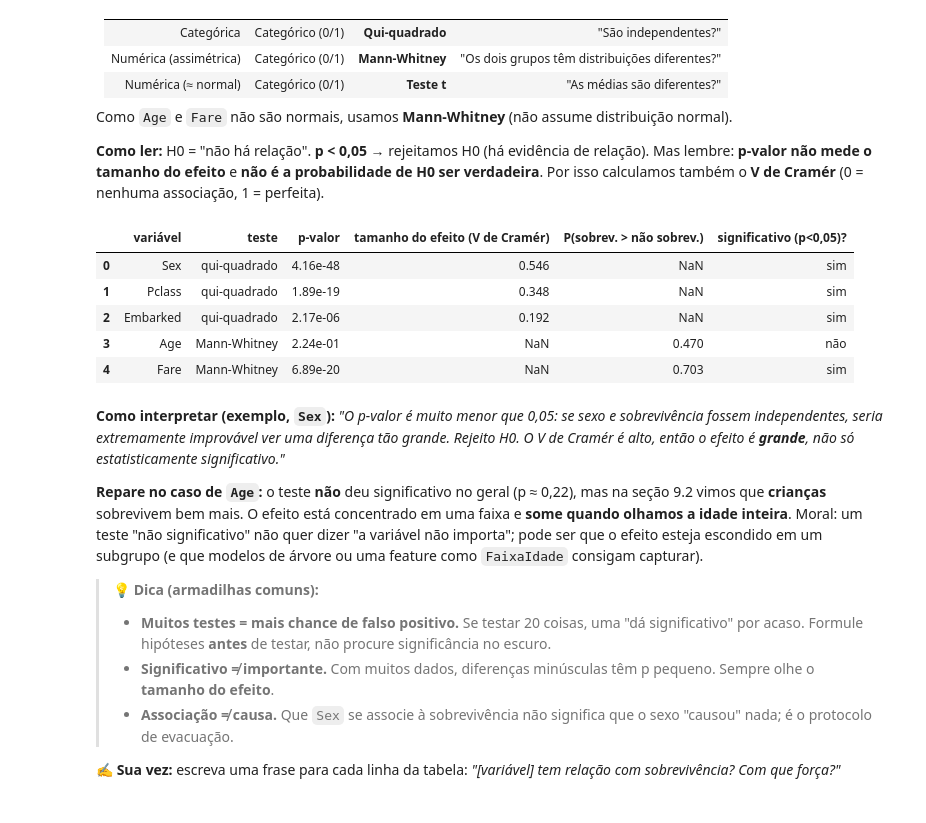
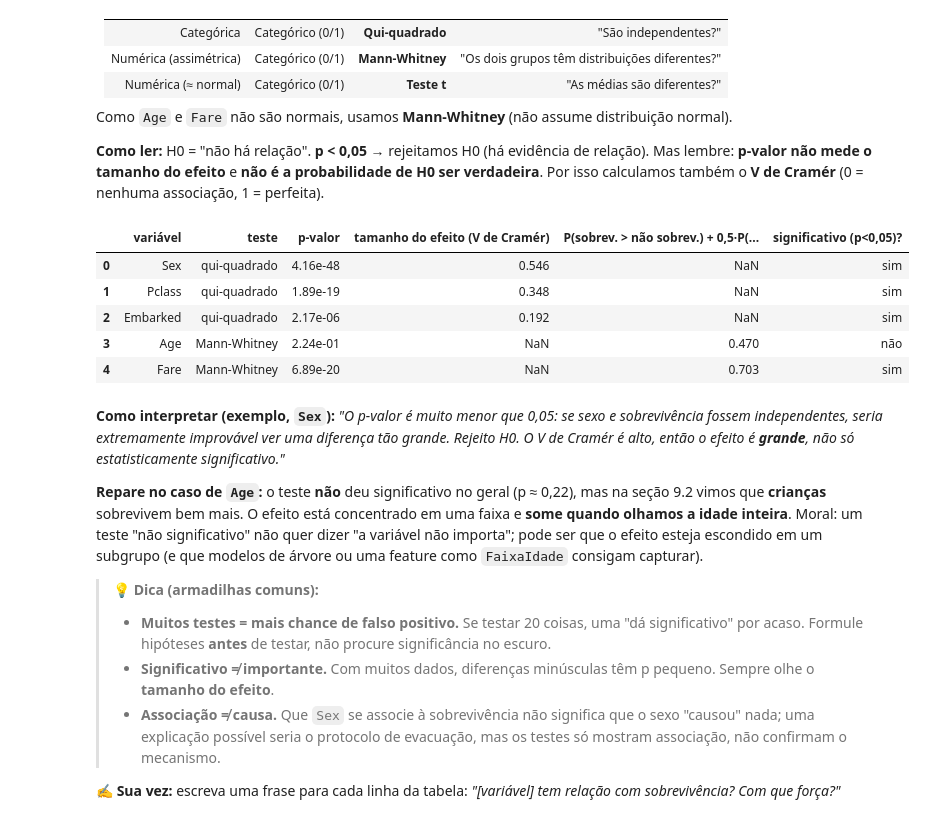
Before and after one commit to Brendalu2005/titanic-survival-classification, a Jupyter notebook: notebooks/02_eda.ipynb, the cells around one changed output. Drawn from its saved outputs; the diff is of its cells as text; code cells hidden in the pictures.

```diff
--- a/notebooks/02_eda.ipynb
+++ b/notebooks/02_eda.ipynb
@@ -692,0 +713,6 @@ Name: count, dtype: int64
+# %%
+# Quantidade e taxa de sobrevivência para cada feature nova
+for col in ["Title", "FamilySize", "HasCabin", "IsAlone"]:
+    t = eda.groupby(col)["Survived"].agg(n="count", taxa="mean").round(3)
+    print(f"--- {col} ---")
+    print(t, "\n")
@@ -692,0 +737,20 @@ Name: count, dtype: int64
+# %%
+# Hipótese "ter cabine registrada = classe alta": HasCabin dentro de cada Pclass
+print("% com cabine registrada, por classe:")
+print(pd.crosstab(eda["Pclass"], eda["HasCabin"], normalize="index").round(3), "\n")
+
+cabine_classe = eda.groupby(["Pclass", "HasCabin"])["Survived"].agg(n="count", taxa="mean").round(3)
+print("Sobrevivência por classe e presença de cabine:")
+print(cabine_classe)
+
+fig, ax = plt.subplots(figsize=(7, 4))
+sns.barplot(data=eda, x="Pclass", y="Survived", hue="HasCabin", seed=SEED, ax=ax)
+ax.axhline(train["Survived"].mean(), color="gray", ls="--")
+ax.set_ylim(0, 1)
+ax.set_xlabel("Classe")
+ax.set_ylabel("Taxa de sobrevivência")
+ax.set_title("Sobrevivência por classe, com e sem cabine registrada")
+h, _ = ax.get_legend_handles_labels()
+ax.legend(h, ["Sem cabine", "Com cabine"], title="")
+plt.tight_layout()
+plt.show()
@@ -718,30 +802,30 @@ Como `Age` e `Fare` não são normais, usamos **Mann-Whitney** (não assume dist
 # %%
 def teste_categorica(col):
     tabela = pd.crosstab(train[col], train["Survived"])
     chi2, p, _, _ = chi2_contingency(tabela)
     n = tabela.values.sum()
     k = min(tabela.shape) - 1
     cramer_v = np.sqrt(chi2 / (n * k))
     return {"variável": col, "teste": "qui-quadrado", "p-valor": p, "tamanho do efeito (V de Cramér)": cramer_v}
 
 def teste_numerica(col):
     g0 = train.loc[train["Survived"] == 0, col].dropna()
     g1 = train.loc[train["Survived"] == 1, col].dropna()
     u, p = mannwhitneyu(g1, g0)      # g1 primeiro: u conta os pares em que o sobrevivente tem o valor maior
-    # tamanho do efeito: probabilidade de um sobrevivente ter valor maior que um não sobrevivente
-    # (0,50 = nenhuma diferença; longe de 0,50 = diferença grande)
+    # tamanho do efeito (probabilidade de superioridade): U / (n0 * n1) = P(sobrev. > não sobrev.) + 0,5 * P(empate)
+    # ou seja, os empates entram com metade do peso (0,50 = nenhuma diferença; longe de 0,50 = diferença grande)
     prob = u / (len(g0) * len(g1))
     return {"variável": col, "teste": "Mann-Whitney", "p-valor": p, "tamanho do efeito (V de Cramér)": np.nan,
-            "P(sobrev. > não sobrev.)": prob}
+            "P(sobrev. > não sobrev.) + 0,5·P(empate)": prob}
 
 resultados = [teste_categorica(c) for c in ["Sex", "Pclass", "Embarked"]]
 resultados += [teste_numerica(c) for c in ["Age", "Fare"]]
 tabela_testes = pd.DataFrame(resultados)
 tabela_testes["significativo (p<0,05)?"] = np.where(tabela_testes["p-valor"] < 0.05, "sim", "não")
 tabela_testes["p-valor"] = tabela_testes["p-valor"].map(lambda x: f"{x:.2e}")   # notação científica: 1.2e-05 = 0,000012
 tabela_testes.round(3)
 # %% [output]
-|  | variável | teste | p-valor | tamanho do efeito (V de Cramér) | P(sobrev. > não sobrev.) | significativo (p<0,05)? |
+|  | variável | teste | p-valor | tamanho do efeito (V de Cramér) | P(sobrev. > não sobrev.) + 0,5·P(... | significativo (p<0,05)? |
 | 0 | Sex | qui-quadrado | 4.16e-48 | 0.546 | NaN | sim |
 | 1 | Pclass | qui-quadrado | 1.89e-19 | 0.348 | NaN | sim |
 | 2 | Embarked | qui-quadrado | 2.17e-06 | 0.192 | NaN | sim |
@@ -755,7 +839,7 @@ tabela_testes.round(3)
 > 💡 **Dica (armadilhas comuns):**
 > - **Muitos testes = mais chance de falso positivo.** Se testar 20 coisas, uma "dá significativo" por acaso. Formule hipóteses **antes** de testar, não procure significância no escuro.
 > - **Significativo ≠ importante.** Com muitos dados, diferenças minúsculas têm p pequeno. Sempre olhe o **tamanho do efeito**.
-> - **Associação ≠ causa.** Que `Sex` se associe à sobrevivência não significa que o sexo "causou" nada; é o protocolo de evacuação.
+> - **Associação ≠ causa.** Que `Sex` se associe à sobrevivência não significa que o sexo "causou" nada; uma explicação possível seria o protocolo de evacuação, mas os testes só mostram associação, não confirmam o mecanismo.
 
 ✍️ **Sua vez:** escreva uma frase para cada linha da tabela: *"[variável] tem relação com sobrevivência? Com que força?"*
 # %% [markdown]
```
Also changed, not shown: parts of 29 cells of this notebook, 22 other files.
